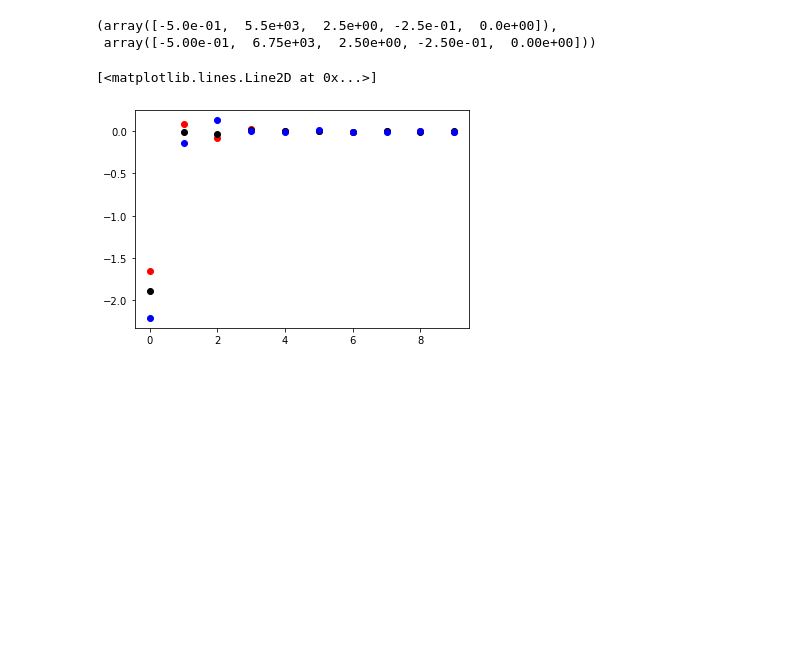
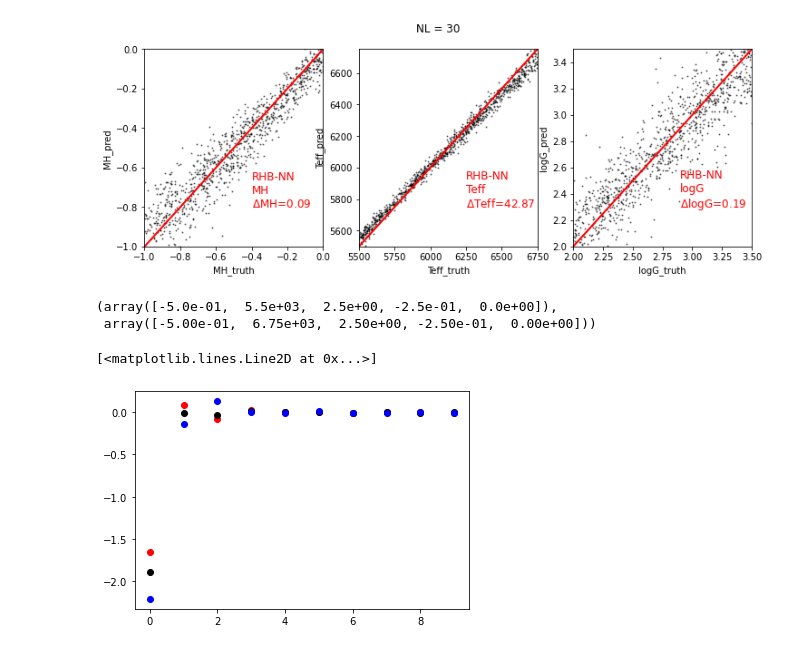
Before and after one commit to ViskaWei/PIML_v0, a Jupyter notebook: nb/RHB_noisednn.ipynb, the cells around one changed output. Drawn from its saved outputs; the diff is of its cells as text; code cells hidden in the pictures; blank space fills up the shorter version.

```diff
--- a/nb/RHB_noisednn.ipynb
+++ b/nb/RHB_noisednn.ipynb
@@ -43,3 +66,7 @@ d.test(test_NL=10, nTest=1000)
+# %%
+d.test(test_NL=30, nTest=1000, new=True)
+# %% [output]
+[figure, added]
 # %%
 R0="R"
 axis=1
```
Also changed, not shown: parts of 11 cells of this notebook, 8 other files.
